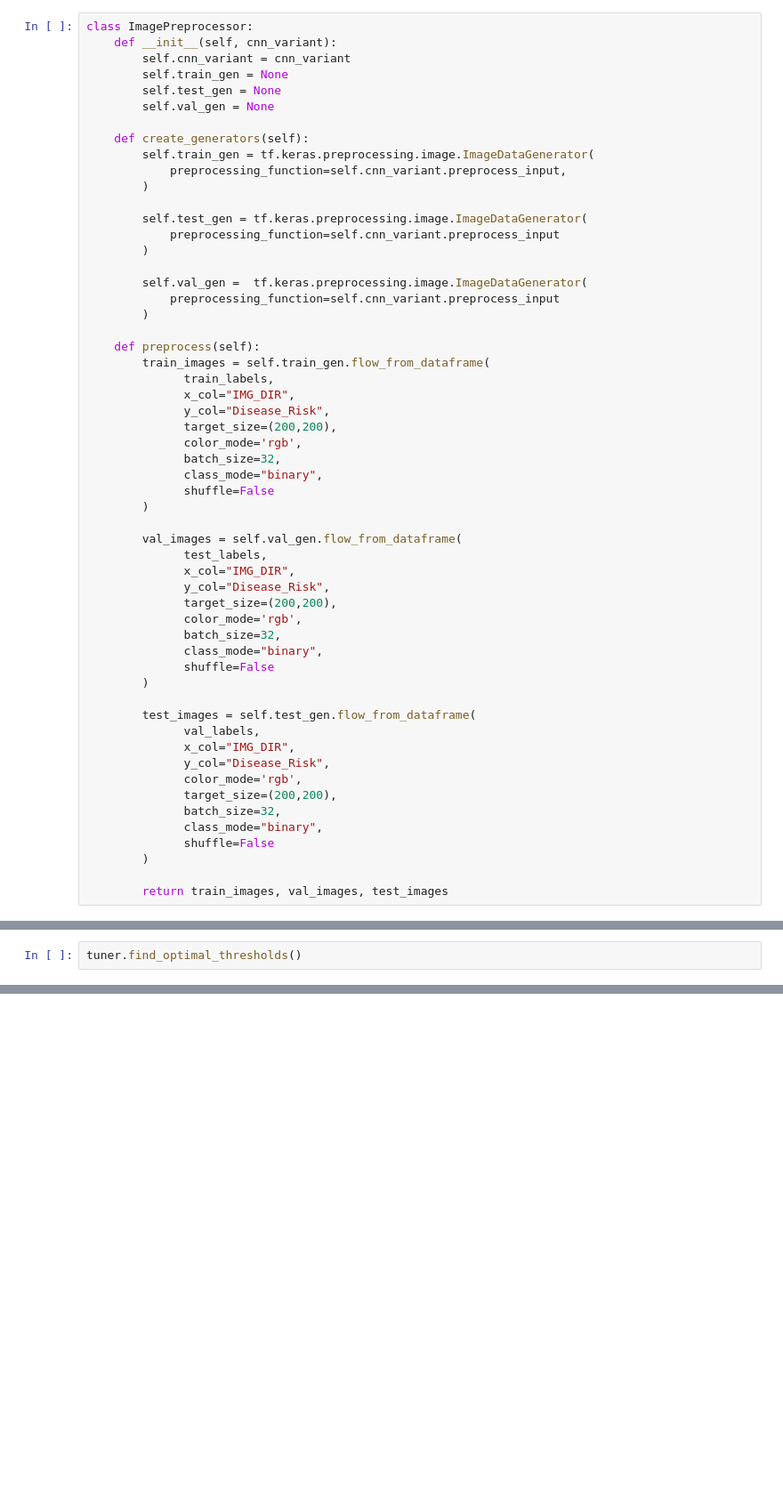
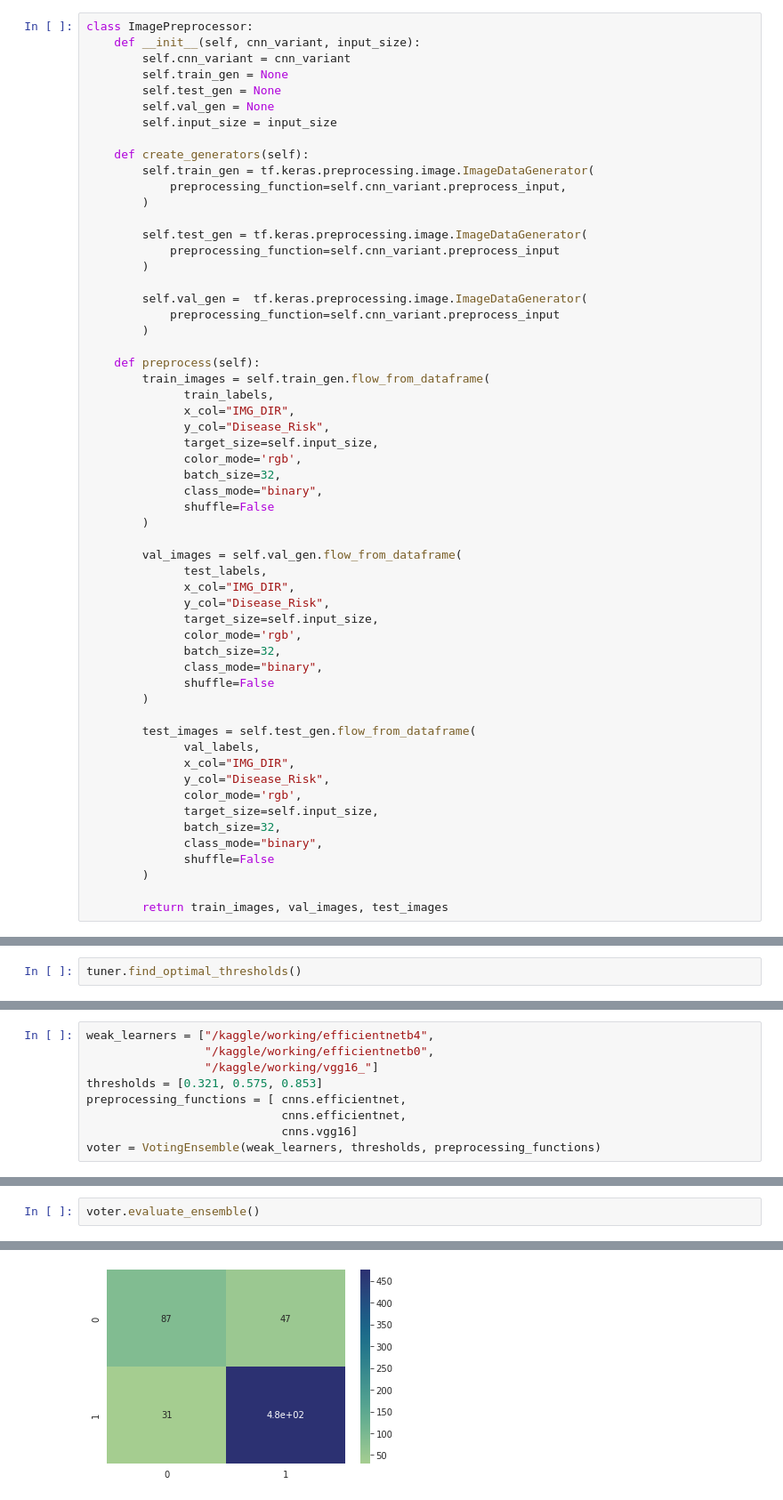
Before and after one commit to Gaurav0502/retina-multilabel-classification, a Jupyter notebook: notebooks/retina-multilabel-classification.ipynb, the cells around one changed output, grey strips where cells are left out. Shown at 89% size. Cells and saved outputs as stored; diff of their text form; blank space fills up the shorter version.

Commit message:
Kaggle Notebook | Retina Multilabel Classification | Version 14

```diff
--- a/notebooks/retina-multilabel-classification.ipynb
+++ b/notebooks/retina-multilabel-classification.ipynb
@@ -132,11 +135,12 @@ Since, we are experimenting many state of the art CNNs, each of them have a slig
 2. Reading the images from the respective CSV files.
 # %%
 class ImagePreprocessor:
-    def __init__(self, cnn_variant):
+    def __init__(self, cnn_variant, input_size):
         self.cnn_variant = cnn_variant
         self.train_gen = None
         self.test_gen = None
         self.val_gen = None
+        self.input_size = input_size
 
     def create_generators(self):
         self.train_gen = tf.keras.preprocessing.image.ImageDataGenerator(
@@ -156,7 +160,7 @@ class ImagePreprocessor:
               train_labels,
               x_col="IMG_DIR",
               y_col="Disease_Risk",
-              target_size=(200,200),
+              target_size=self.input_size,
               color_mode='rgb',
               batch_size=32,
               class_mode="binary",
@@ -167,7 +171,7 @@ class ImagePreprocessor:
               test_labels,
               x_col="IMG_DIR",
               y_col="Disease_Risk",
-              target_size=(200,200),
+              target_size=self.input_size,
               color_mode='rgb',
               batch_size=32,
               class_mode="binary",
@@ -179,7 +183,7 @@ class ImagePreprocessor:
               x_col="IMG_DIR",
               y_col="Disease_Risk",
               color_mode='rgb',
-              target_size=(200,200),
+              target_size=self.input_size,
               batch_size=32,
               class_mode="binary",
               shuffle=False
@@ -482,0 +564,9 @@ resnet.save("/kaggle/working/resnet152")
+# %%
+weak_learners = ["/kaggle/working/efficientnetb4",
+                 "/kaggle/working/efficientnetb0",
+                 "/kaggle/working/vgg16_"]
+thresholds = [0.321, 0.575, 0.853]
+preprocessing_functions = [ cnns.efficientnet,
+                            cnns.efficientnet,
+                            cnns.vgg16]
+voter = VotingEnsemble(weak_learners, thresholds, preprocessing_functions)
@@ -482,0 +587,3 @@ resnet.save("/kaggle/working/resnet152")
+# %%
+voter.evaluate_ensemble()
+# %% [output]
@@ -482,0 +598 @@ resnet.save("/kaggle/working/resnet152")
+[figure, added]
```
Also changed, not shown: parts of 20 cells of this notebook.
